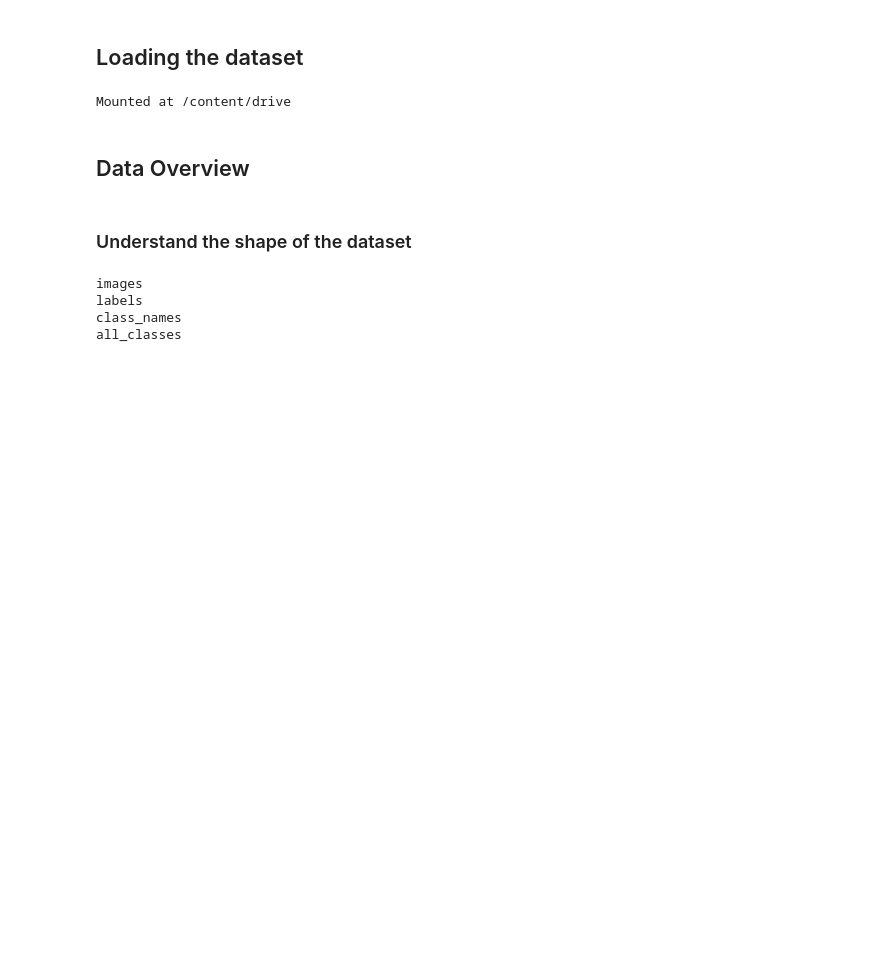
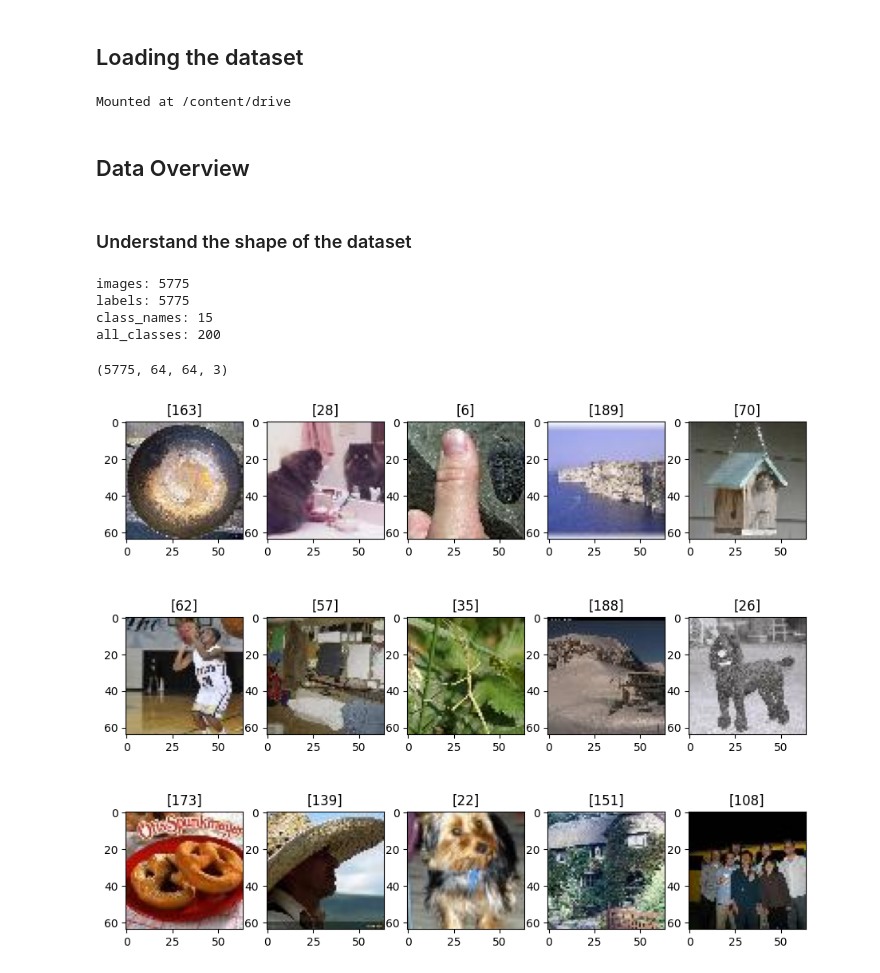
Before and after one commit to xinaxm4/Group1_Assignment, a Jupyter notebook: AI_Homework_2.ipynb, the cells around one changed output. Cells and saved outputs as stored; diff of their text form; code cells hidden in the pictures; blank space fills up the shorter version.

```diff
--- a/AI_Homework_2.ipynb
+++ b/AI_Homework_2.ipynb
@@ -77,12 +77,41 @@ val = pickle.load(open("/content/drive/MyDrive/validation-10_.pkl", "rb"))
 ## Data Overview
 # %% [markdown]
 ### Understand the shape of the dataset
-# %%
-# Showing… jack, because I'll have to figure out how to turn a "piCkLe" into a useable format
-for key in train:
-  print(key)
-# %% [output]
-images
-labels
-class_names
-all_classes
+# %%
+# Showing the shape of each key in the dictionary; redundant once we write the dictionary
+for key in train:
+  print(key, ": ", len(train[key]), sep="")
+# %% [output]
+images: 5775
+labels: 5775
+class_names: 15
+all_classes: 200
+# %%
+# Separating the images and seeing there are 5775 images of size 64 by 64 with 3 color channels
+labels = train['labels']
+
+images = train['images']
+images.shape
+# %% [output]
+(5775, 64, 64, 3)
+# %%
+def plot_images(labels,classes):
+  class_indices = {key:[] for key in classes}                                     # Unique classes turned into dictionary keys
+
+  for i, label in enumerate(labels):                                              # Setting every image/label index to its class key
+    if label in class_indices:
+      class_indices[label].append(i)
+
+  rows = 3                                                                        # Defining number of rows=3
+  cols = 5                                                                        # Defining number of columns=5
+  fig = plt.figure(figsize=(11, 9))                                               # Defining the figure size to 11x9
+  for plot_num, key in enumerate(class_indices, start = 1):
+    random_index = random.choice(class_indices[key])                              # Generating a random index for an image of the class
+    ax = fig.add_subplot(rows, cols, plot_num)                                    # Adding subplots
+    ax.imshow(images[random_index, :])                                            # Plotting the image
+    ax.set_title("["+str(key)+"]")                                                # Getting and displaying the class number for the image
+  plt.show()                                                                      # Showing the completed plot
+# %%
+plot_images(labels,train['class_names'])
+# %% [output]
+[figure, added]
```
Also changed, not shown: parts of 1 cell of this notebook.
